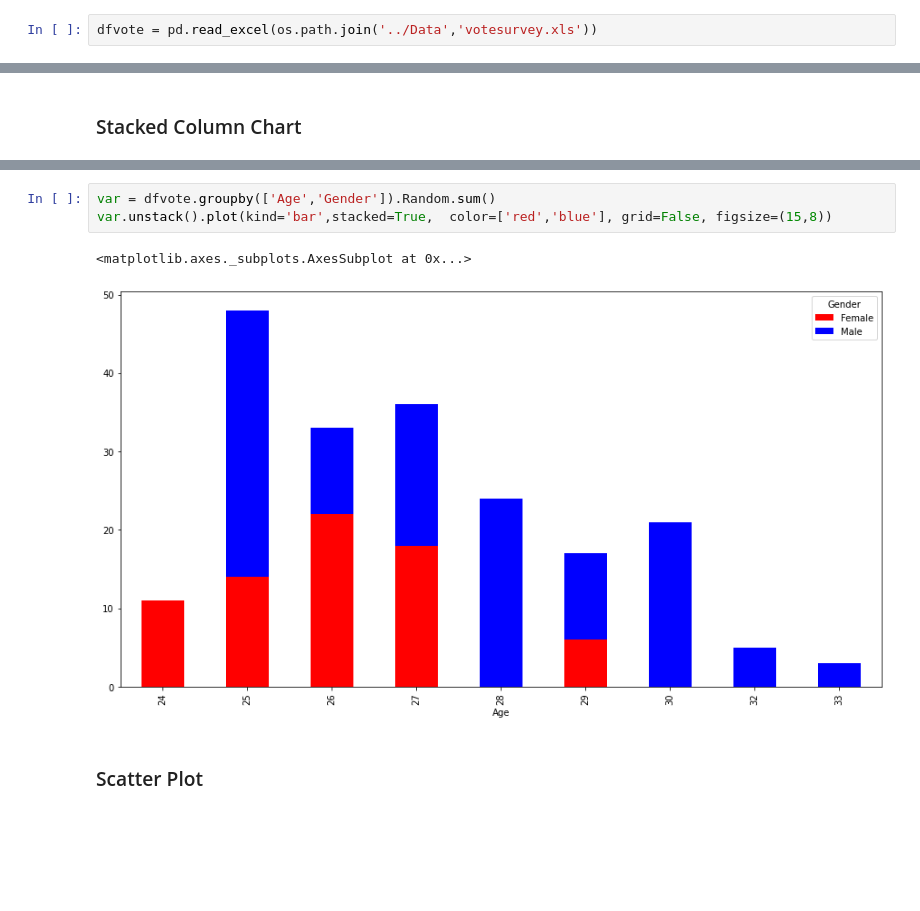
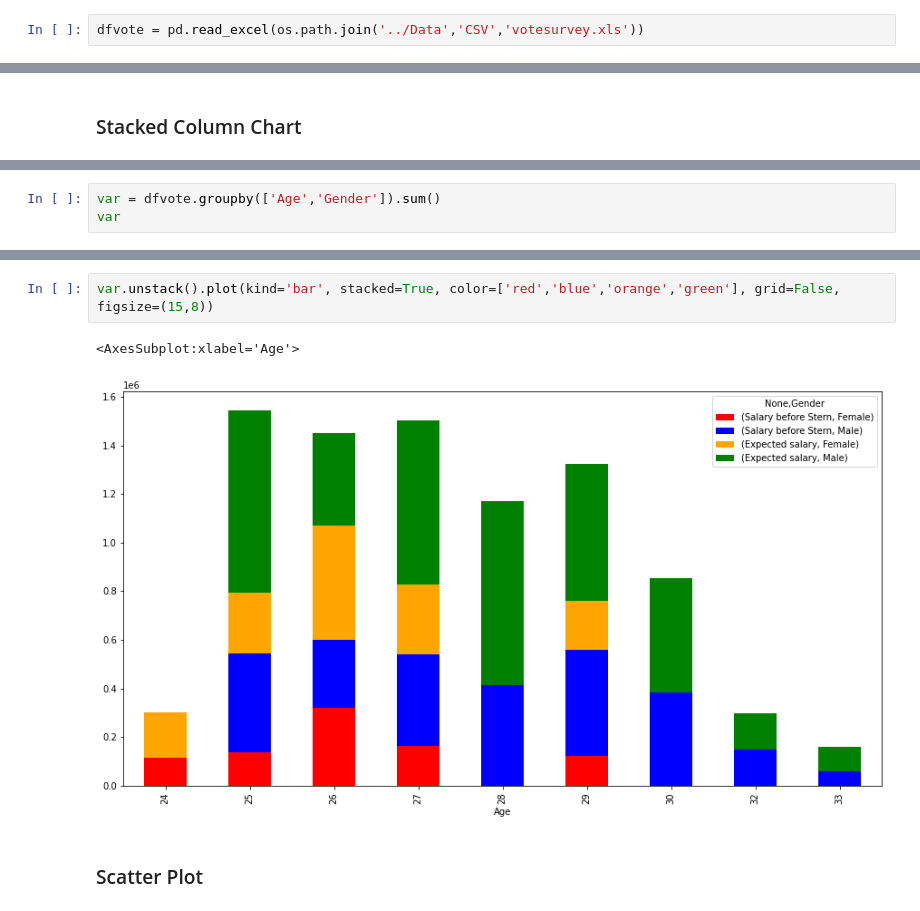
Before and after one commit to michaelxstark/Python_Course, a Jupyter notebook: Notebooks/16_Pandas_Descriptive_statistic.ipynb, the cells around one changed output, grey strips where cells are left out. Drawn from its saved outputs; the diff is of its cells as text; blank space fills up the shorter version.

```diff
--- a/Notebooks/16_Pandas_Descriptive_statistic.ipynb
+++ b/Notebooks/16_Pandas_Descriptive_statistic.ipynb
@@ -11,7 +17,7 @@ import seaborn as sns
 # %% [markdown]
 #### Reading Dataframe from Excel
 # %%
-dfvote = pd.read_excel(os.path.join('../Data','votesurvey.xls'))
+dfvote = pd.read_excel(os.path.join('../Data','CSV','votesurvey.xls'))
 # %% [markdown]
 #### First steps examining data
 # %%
@@ -155,0 +170,3 @@ var.plot(ax=ax1, kind='line')
+# %%
+var = dfvote.groupby(['Age','Gender']).sum()
+var
@@ -156,9 +204,8 @@ var.plot(ax=ax1, kind='line')
 # %%
-var = dfvote.groupby(['Age','Gender']).Random.sum()
-var.unstack().plot(kind='bar',stacked=True,  color=['red','blue'], grid=False, figsize=(15,8))
+var.unstack().plot(kind='bar', stacked=True, color=['red','blue','orange','green'], grid=False, figsize=(15,8))
 # %% [output]
-<matplotlib.axes._subplots.AxesSubplot at 0x...>
+<AxesSubplot:xlabel='Age'>
-[figure, old version]
+[figure, new version]
 # %% [markdown]
 ### Scatter Plot
 # %%
```
Also changed, not shown: parts of 37 cells of this notebook.
